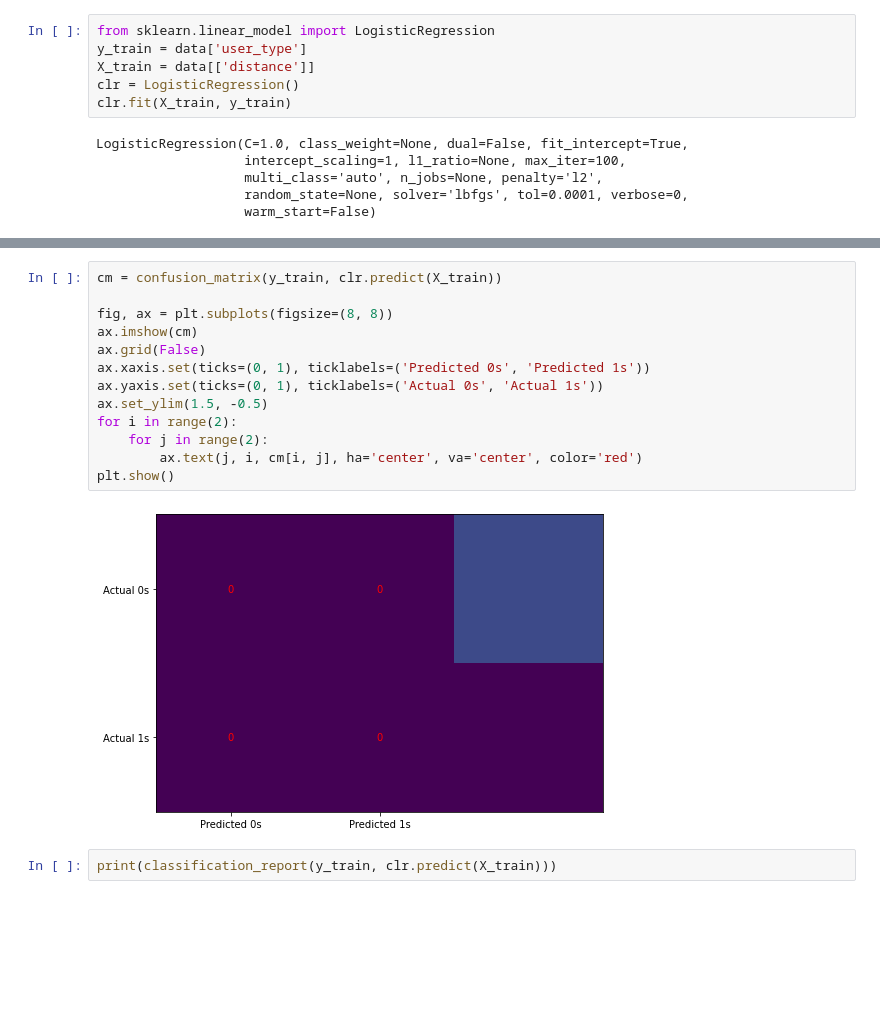
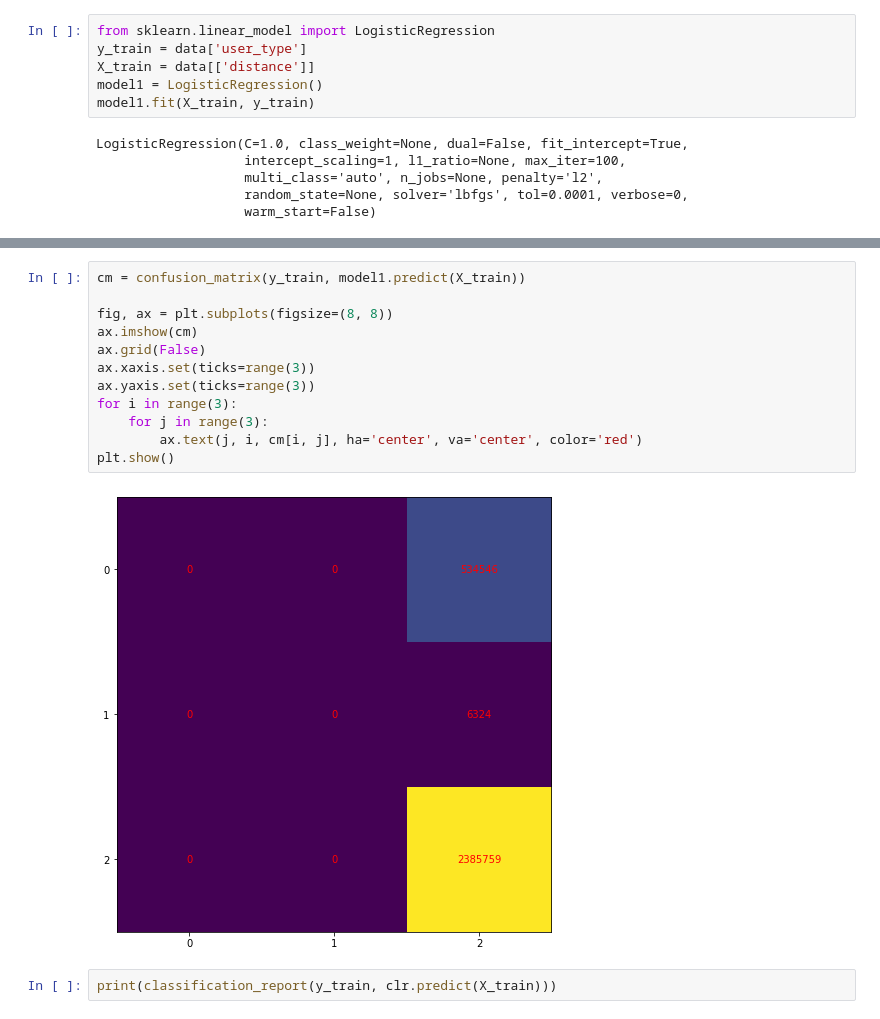
Before and after one commit to rasoco/Master_Data_Science, a Jupyter notebook: TFM/BiciMadProject.ipynb, the cells around one changed output, grey strips where cells are left out. Drawn from its saved outputs; the diff is of its cells as text; blank space fills up the shorter version.

```diff
--- a/TFM/BiciMadProject.ipynb
+++ b/TFM/BiciMadProject.ipynb
@@ -1776,8 +1766,8 @@ Name: user_type, Length: 2926629, dtype: int64
 from sklearn.linear_model import LogisticRegression
 y_train = data['user_type']
 X_train = data[['distance']]
-clr = LogisticRegression()
-clr.fit(X_train, y_train)
+model1 = LogisticRegression()
+model1.fit(X_train, y_train)
 # %% [output]
 LogisticRegression(C=1.0, class_weight=None, dual=False, fit_intercept=True,
                    intercept_scaling=1, l1_ratio=None, max_iter=100,
@@ -1815,20 +1829,19 @@ array([[      0,       0,  534546],
        [      0,       0,    6324],
        [      0,       0, 2385759]])
 # %%
-cm = confusion_matrix(y_train, clr.predict(X_train))
+cm = confusion_matrix(y_train, model1.predict(X_train))
 
 fig, ax = plt.subplots(figsize=(8, 8))
 ax.imshow(cm)
 ax.grid(False)
-ax.xaxis.set(ticks=(0, 1), ticklabels=('Predicted 0s', 'Predicted 1s'))
-ax.yaxis.set(ticks=(0, 1), ticklabels=('Actual 0s', 'Actual 1s'))
-ax.set_ylim(1.5, -0.5)
-for i in range(2):
-    for j in range(2):
+ax.xaxis.set(ticks=range(3))
+ax.yaxis.set(ticks=range(3))
+for i in range(3):
+    for j in range(3):
         ax.text(j, i, cm[i, j], ha='center', va='center', color='red')
 plt.show()
 # %% [output]
-[figure, old version]
+[figure, new version]
 # %%
 print(classification_report(y_train, clr.predict(X_train)))
 # %% [output]
```
Also changed, not shown: parts of 64 cells of this notebook.
